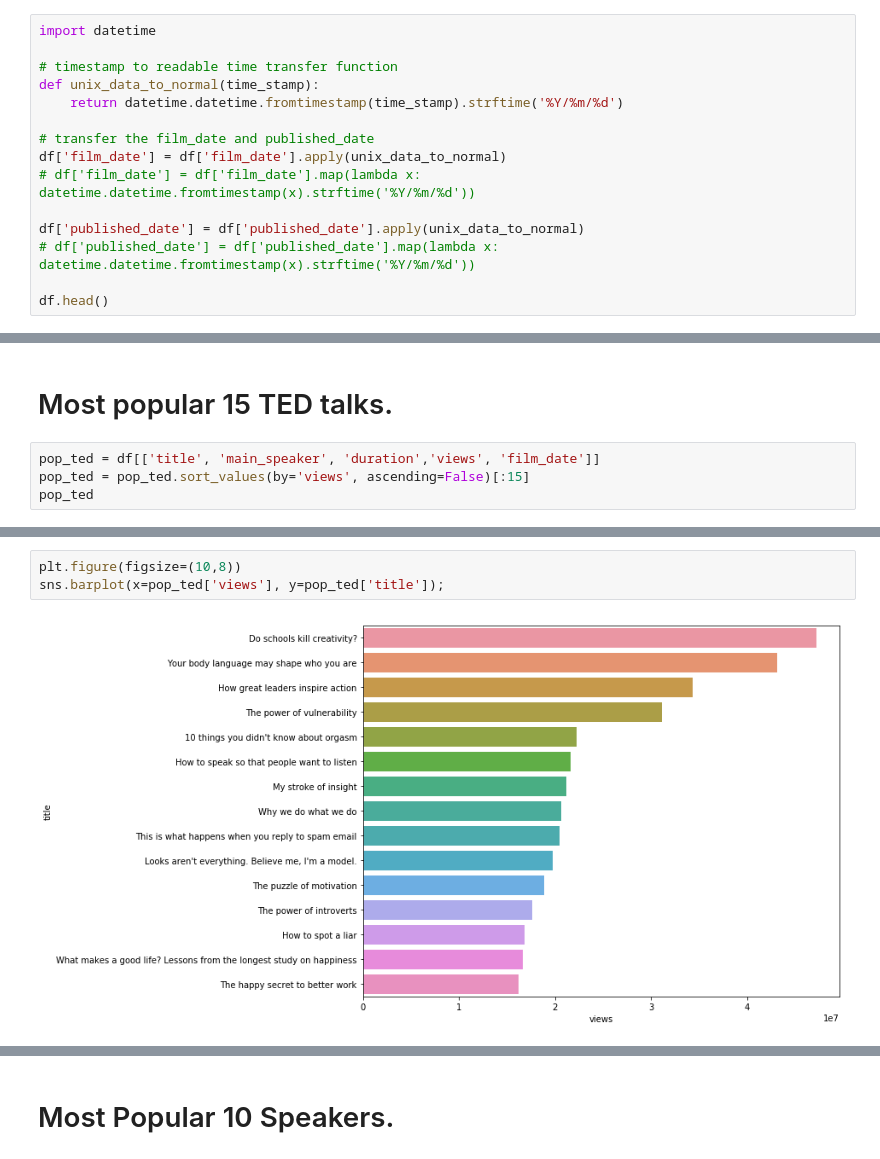
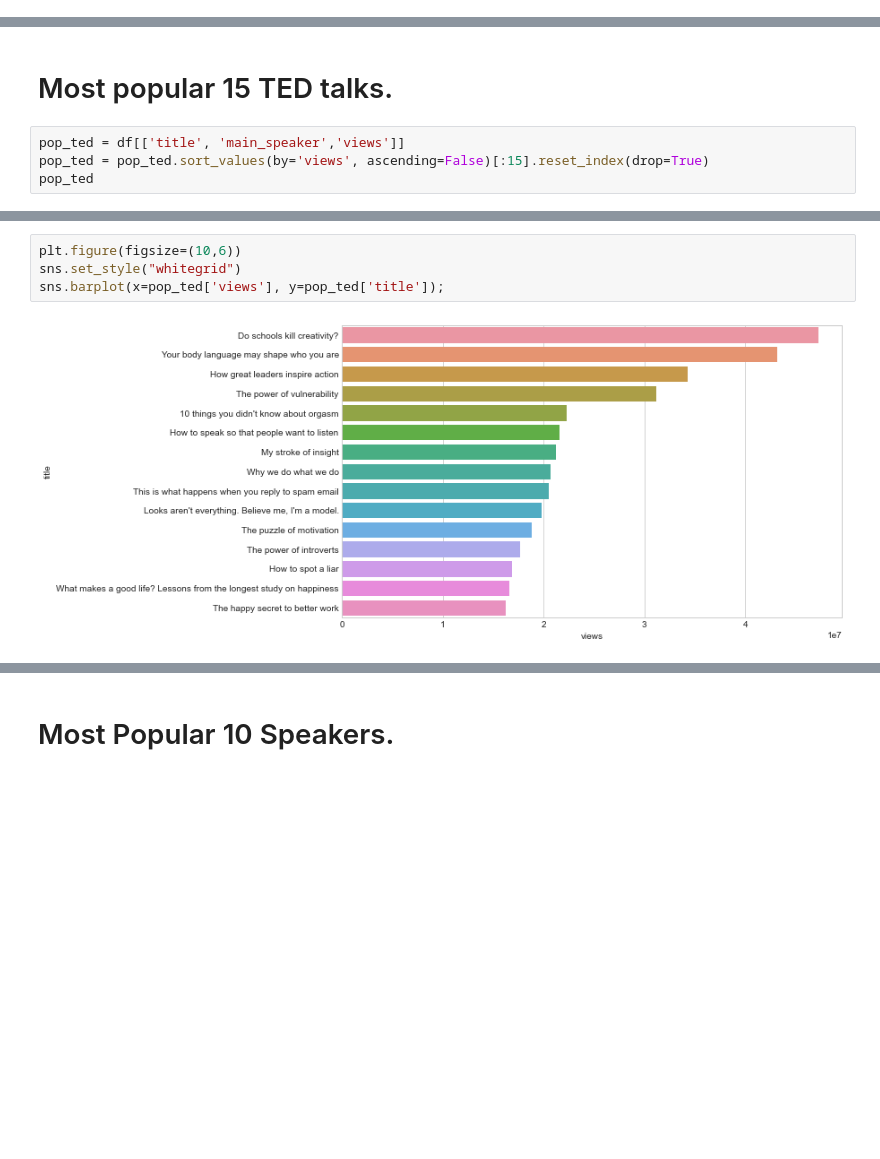
Before and after one commit to MengYao89/Data_Analysis, a Jupyter notebook: Real_World_Data_Analysis/TED_Talks/TED_Talk_Analysis.ipynb, the cells around one changed output, grey strips where cells are left out. Cells and saved outputs as stored; diff of their text form; blank space fills up the shorter version.

```diff
--- a/Real_World_Data_Analysis/TED_Talks/TED_Talk_Analysis.ipynb
+++ b/Real_World_Data_Analysis/TED_Talks/TED_Talk_Analysis.ipynb
@@ -108,15 +104,0 @@ convert the Unix timestamps into a human readable format.
-# %%
-import datetime
-
-# timestamp to readable time transfer function
-def unix_data_to_normal(time_stamp):
-    return datetime.datetime.fromtimestamp(time_stamp).strftime('%Y/%m/%d')
-
-# transfer the film_date and published_date
-df['film_date'] = df['film_date'].apply(unix_data_to_normal)
-# df['film_date'] = df['film_date'].map(lambda x: datetime.datetime.fromtimestamp(x).strftime('%Y/%m/%d'))
-
-df['published_date'] = df['published_date'].apply(unix_data_to_normal)
-# df['published_date'] = df['published_date'].map(lambda x: datetime.datetime.fromtimestamp(x).strftime('%Y/%m/%d'))
-
-df.head()
@@ -130,7 +111,7 @@ df.head()
 # %% [markdown]
 # Most popular 15 TED talks.
 # %%
-pop_ted = df[['title', 'main_speaker', 'duration','views', 'film_date']]
-pop_ted = pop_ted.sort_values(by='views', ascending=False)[:15]
+pop_ted = df[['title', 'main_speaker','views']]
+pop_ted = pop_ted.sort_values(by='views', ascending=False)[:15].reset_index(drop=True)
 pop_ted
 # %% [output]
@@ -153,6 +134,7 @@ pop_ted
 # %%
-plt.figure(figsize=(10,8))
+plt.figure(figsize=(10,6))
+sns.set_style("whitegrid")
 sns.barplot(x=pop_ted['views'], y=pop_ted['title']);
 # %% [output]
-[figure, old version]
+[figure, new version]
 # %%
```
Also changed, not shown: parts of 29 cells of this notebook, 1 other file.
